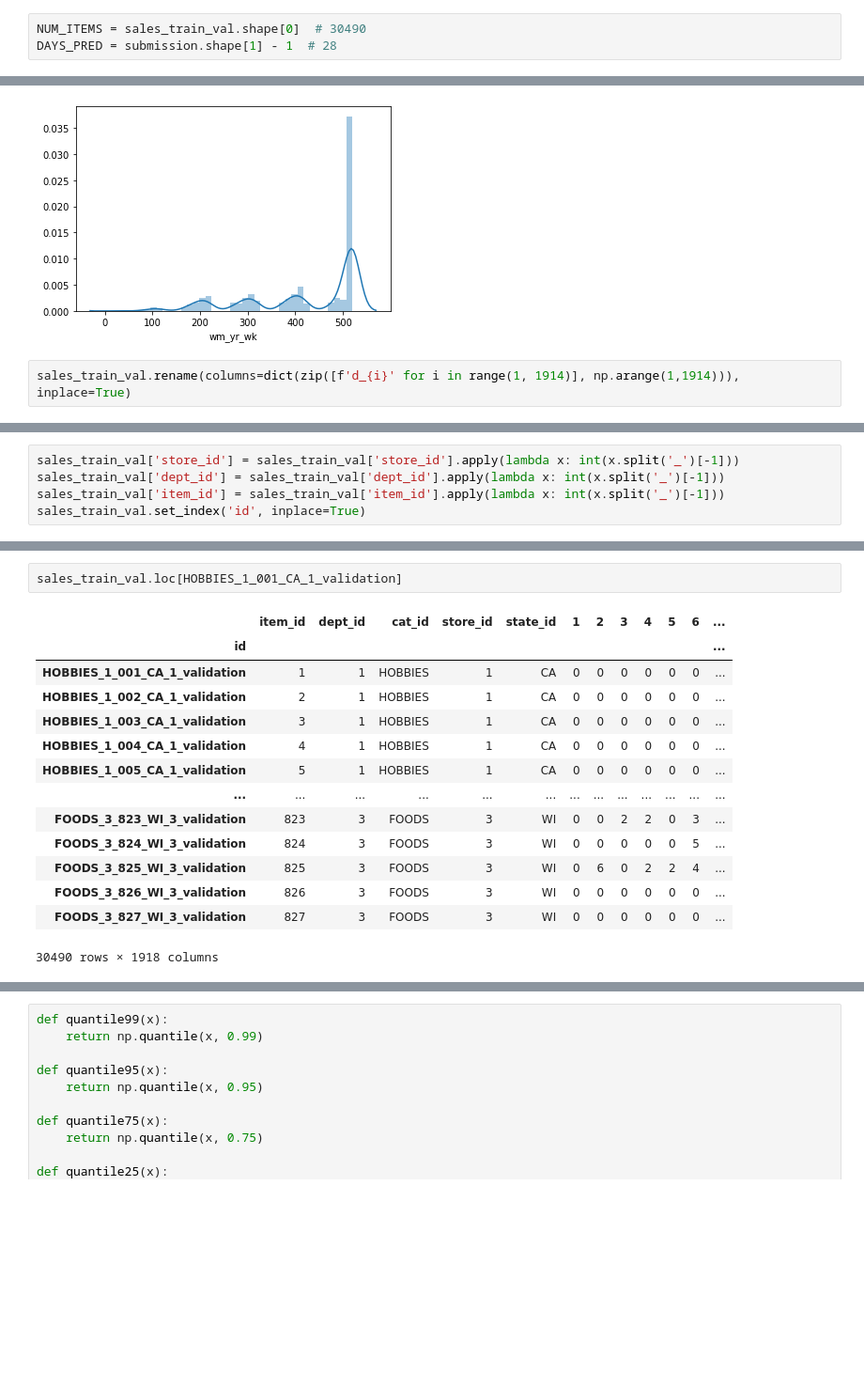
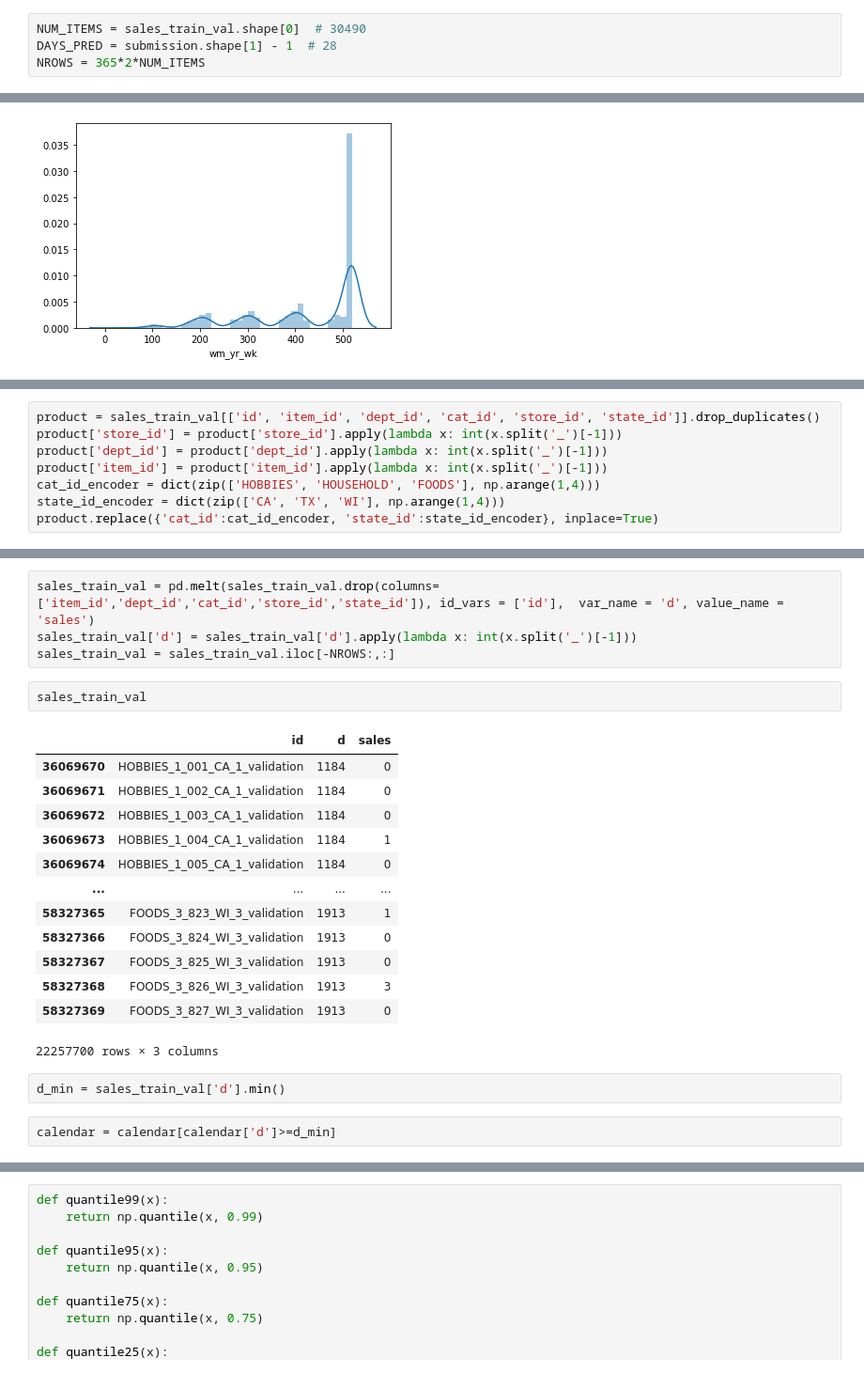
Before and after one commit to arhow/m5_forecasting_accuracy, a Jupyter notebook: notebook/for-japanese-beginner-with-wrmsse-in-lgbm.ipynb, the cells around one changed output, grey strips where cells are left out. Shown at 94% size. Drawn from its saved outputs; the diff is of its cells as text; blank space fills up the shorter version.

```diff
--- a/notebook/for-japanese-beginner-with-wrmsse-in-lgbm.ipynb
+++ b/notebook/for-japanese-beginner-with-wrmsse-in-lgbm.ipynb
@@ -360,4 +371,5 @@ calendar, sell_prices, sales_train_val, submission = read_data()
 # %%
 NUM_ITEMS = sales_train_val.shape[0]  # 30490
 DAYS_PRED = submission.shape[1] - 1  # 28
+NROWS = 365*2*NUM_ITEMS
 # %%
@@ -432,5 +405,3 @@ sns.distplot(sell_prices.groupby(sell_prices.index)['wm_yr_wk'].apply(lambda x :
 # %% [output]
 <matplotlib.axes._subplots.AxesSubplot at 0x...>
 [figure]
-# %%
-sales_train_val.rename(columns=dict(zip([f'd_{i}' for i in range(1, 1914)], np.arange(1,1914))), inplace=True)
@@ -437,5 +414,8 @@ sales_train_val.rename(columns=dict(zip([f'd_{i}' for i in range(1, 1914)], np.a
 # %%
-sales_train_val['store_id'] = sales_train_val['store_id'].apply(lambda x: int(x.split('_')[-1]))
-sales_train_val['dept_id'] = sales_train_val['dept_id'].apply(lambda x: int(x.split('_')[-1]))
-sales_train_val['item_id'] = sales_train_val['item_id'].apply(lambda x: int(x.split('_')[-1]))
-sales_train_val.set_index('id', inplace=True)
+product = sales_train_val[['id', 'item_id', 'dept_id', 'cat_id', 'store_id', 'state_id']].drop_duplicates()
+product['store_id'] = product['store_id'].apply(lambda x: int(x.split('_')[-1]))
+product['dept_id'] = product['dept_id'].apply(lambda x: int(x.split('_')[-1]))
+product['item_id'] = product['item_id'].apply(lambda x: int(x.split('_')[-1]))
+cat_id_encoder = dict(zip(['HOBBIES', 'HOUSEHOLD', 'FOODS'], np.arange(1,4)))
+state_id_encoder = dict(zip(['CA', 'TX', 'WI'], np.arange(1,4)))
+product.replace({'cat_id':cat_id_encoder, 'state_id':state_id_encoder}, inplace=True)
@@ -442,17 +438,24 @@ sales_train_val.set_index('id', inplace=True)
+# %%
+sales_train_val = pd.melt(sales_train_val.drop(columns=['item_id','dept_id','cat_id','store_id','state_id']), id_vars = ['id'],  var_name = 'd', value_name = 'sales')
+sales_train_val['d'] = sales_train_val['d'].apply(lambda x: int(x.split('_')[-1]))
+sales_train_val = sales_train_val.iloc[-NROWS:,:]
 # %%
-sales_train_val.loc[HOBBIES_1_001_CA_1_validation]
+sales_train_val
 # %% [output]
-|  | item_id | dept_id | cat_id | store_id | state_id | 1 | 2 | 3 | 4 | 5 | 6 | ... |
-| id |  |  |  |  |  |  |  |  |  |  |  | ... |
-| HOBBIES_1_001_CA_1_validation | 1 | 1 | HOBBIES | 1 | CA | 0 | 0 | 0 | 0 | 0 | 0 | ... |
-| HOBBIES_1_002_CA_1_validation | 2 | 1 | HOBBIES | 1 | CA | 0 | 0 | 0 | 0 | 0 | 0 | ... |
-| HOBBIES_1_003_CA_1_validation | 3 | 1 | HOBBIES | 1 | CA | 0 | 0 | 0 | 0 | 0 | 0 | ... |
-| HOBBIES_1_004_CA_1_validation | 4 | 1 | HOBBIES | 1 | CA | 0 | 0 | 0 | 0 | 0 | 0 | ... |
-| HOBBIES_1_005_CA_1_validation | 5 | 1 | HOBBIES | 1 | CA | 0 | 0 | 0 | 0 | 0 | 0 | ... |
-| ... | ... | ... | ... | ... | ... | ... | ... | ... | ... | ... | ... | ... |
-| FOODS_3_823_WI_3_validation | 823 | 3 | FOODS | 3 | WI | 0 | 0 | 2 | 2 | 0 | 3 | ... |
-| FOODS_3_824_WI_3_validation | 824 | 3 | FOODS | 3 | WI | 0 | 0 | 0 | 0 | 0 | 5 | ... |
-| FOODS_3_825_WI_3_validation | 825 | 3 | FOODS | 3 | WI | 0 | 6 | 0 | 2 | 2 | 4 | ... |
-| FOODS_3_826_WI_3_validation | 826 | 3 | FOODS | 3 | WI | 0 | 0 | 0 | 0 | 0 | 0 | ... |
-| FOODS_3_827_WI_3_validation | 827 | 3 | FOODS | 3 | WI | 0 | 0 | 0 | 0 | 0 | 0 | ... |
+|  | id | d | sales |
+| 36069670 | HOBBIES_1_001_CA_1_validation | 1184 | 0 |
+| 36069671 | HOBBIES_1_002_CA_1_validation | 1184 | 0 |
+| 36069672 | HOBBIES_1_003_CA_1_validation | 1184 | 0 |
+| 36069673 | HOBBIES_1_004_CA_1_validation | 1184 | 1 |
+| 36069674 | HOBBIES_1_005_CA_1_validation | 1184 | 0 |
+| ... | ... | ... | ... |
+| 58327365 | FOODS_3_823_WI_3_validation | 1913 | 1 |
+| 58327366 | FOODS_3_824_WI_3_validation | 1913 | 0 |
+| 58327367 | FOODS_3_825_WI_3_validation | 1913 | 0 |
+| 58327368 | FOODS_3_826_WI_3_validation | 1913 | 3 |
+| 58327369 | FOODS_3_827_WI_3_validation | 1913 | 0 |
-30490 rows × 1918 columns
+22257700 rows × 3 columns
+# %%
+d_min = sales_train_val['d'].min()
+# %%
+calendar = calendar[calendar['d']>=d_min]
```
Also changed, not shown: parts of 26 cells of this notebook, 1 other file.
